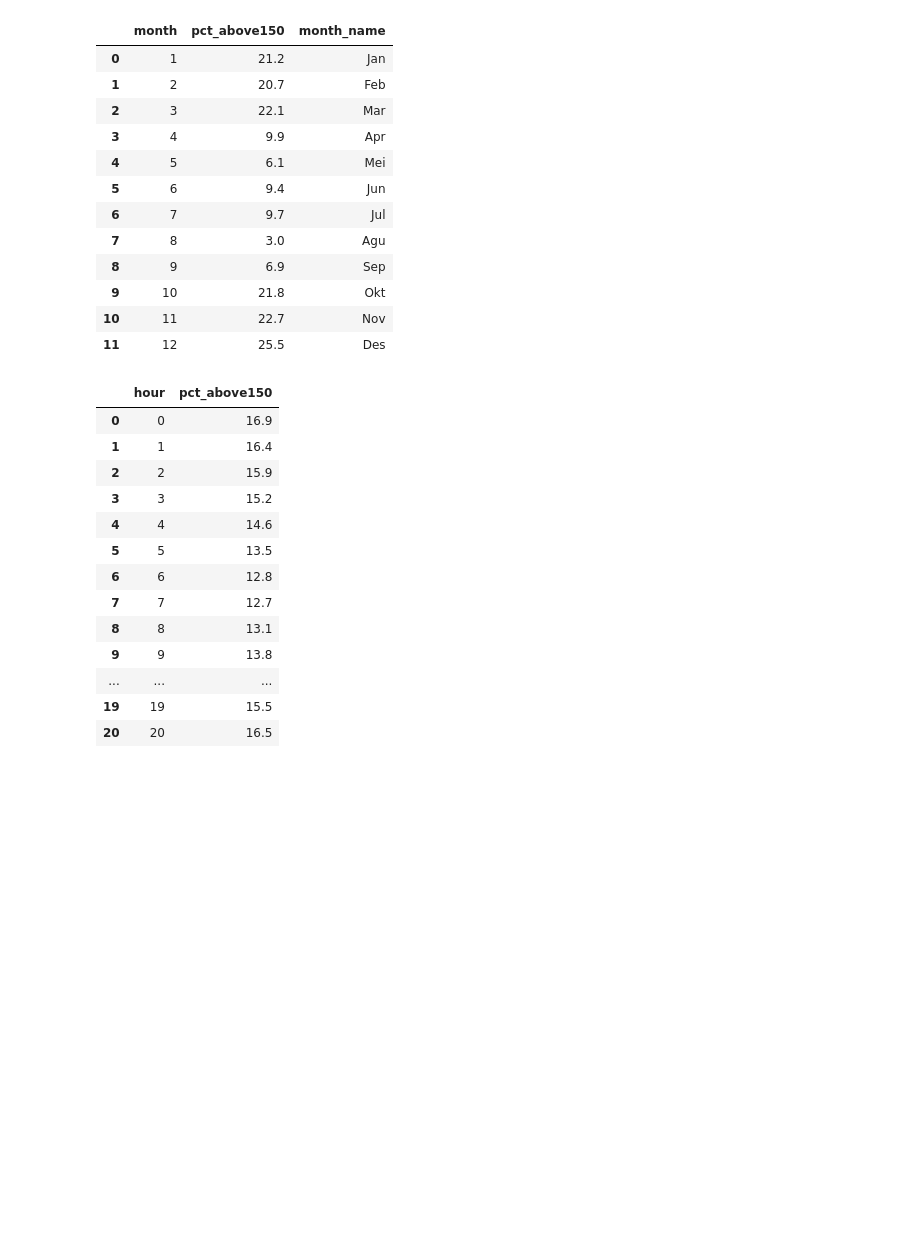
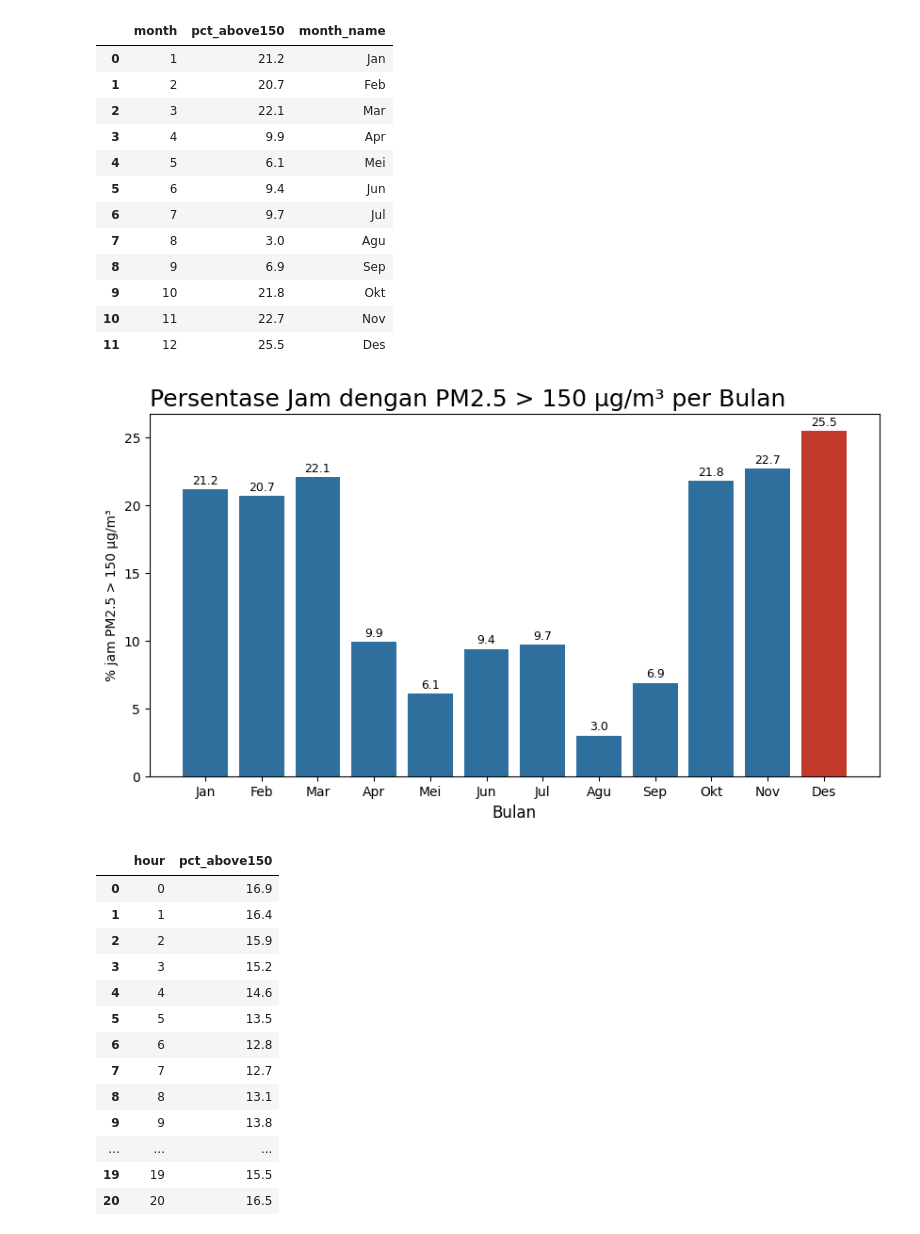
Before and after one commit to nethagiselle/Submission-Akhir_Fundamental-Analisis-Data, a Jupyter notebook: notebook.ipynb, the cells around one changed output. Cells and saved outputs as stored; diff of their text form; code cells hidden in the pictures; blank space fills up the shorter version.

```diff
--- a/notebook.ipynb
+++ b/notebook.ipynb
@@ -538,6 +530,19 @@ monthly_df.round(1)
 | 9 | 10 | 21.8 | Okt |
 | 10 | 11 | 22.7 | Nov |
 | 11 | 12 | 25.5 | Des |
+# %%
+monthly_plot = monthly_df.round(1)
+colors = ["#C0392B" if v == monthly_plot["pct_above150"].max() else "#2E6F9E" for v in monthly_plot["pct_above150"]]
+plt.figure(figsize=(10, 5))
+plt.bar(monthly_plot["month_name"], monthly_plot["pct_above150"], color=colors)
+for x, v in zip(monthly_plot["month_name"], monthly_plot["pct_above150"]):
+    plt.text(x, v + 0.4, f"{v:.1f}", ha="center", fontsize=9)
+plt.title("Persentase Jam dengan PM2.5 > 150 µg/m³ per Bulan", loc="left", fontsize=18)
+plt.xlabel("Bulan", fontsize=12)
+plt.ylabel("% jam PM2.5 > 150 µg/m³", fontsize=10)
+plt.show()
+# %% [output]
+[figure, added]
 # %%
 hourly_df = df_raw.groupby("hour")["above150"].mean().mul(100).reset_index()
 hourly_df.rename(columns={"above150": "pct_above150"}, inplace=True)
```
Also changed, not shown: parts of 23 cells of this notebook, 1 other file.
